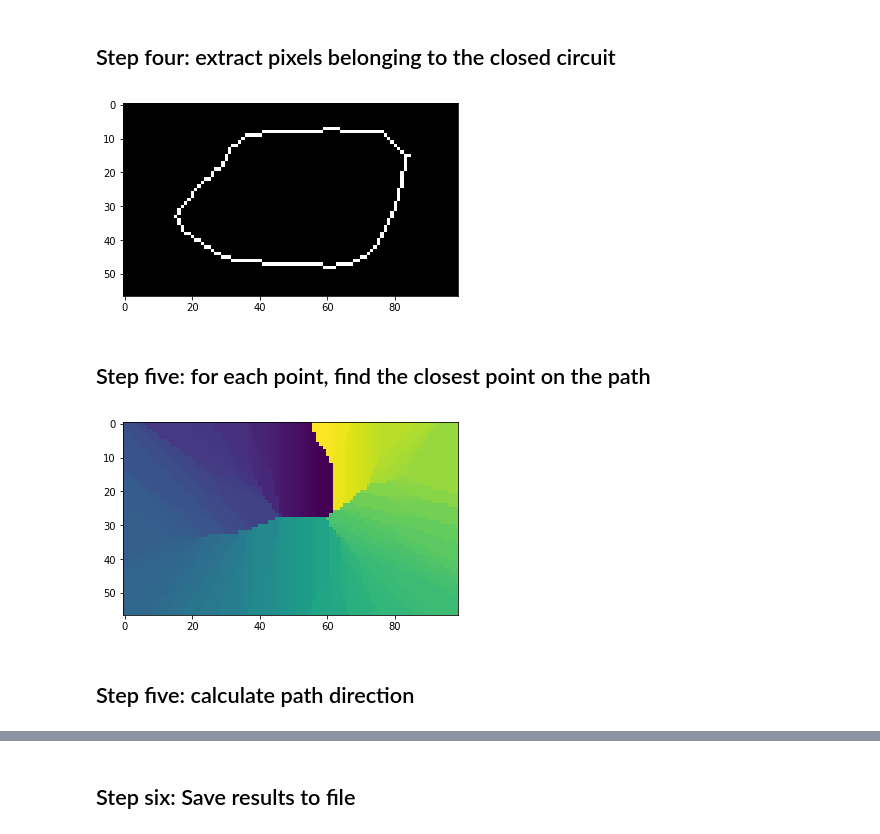
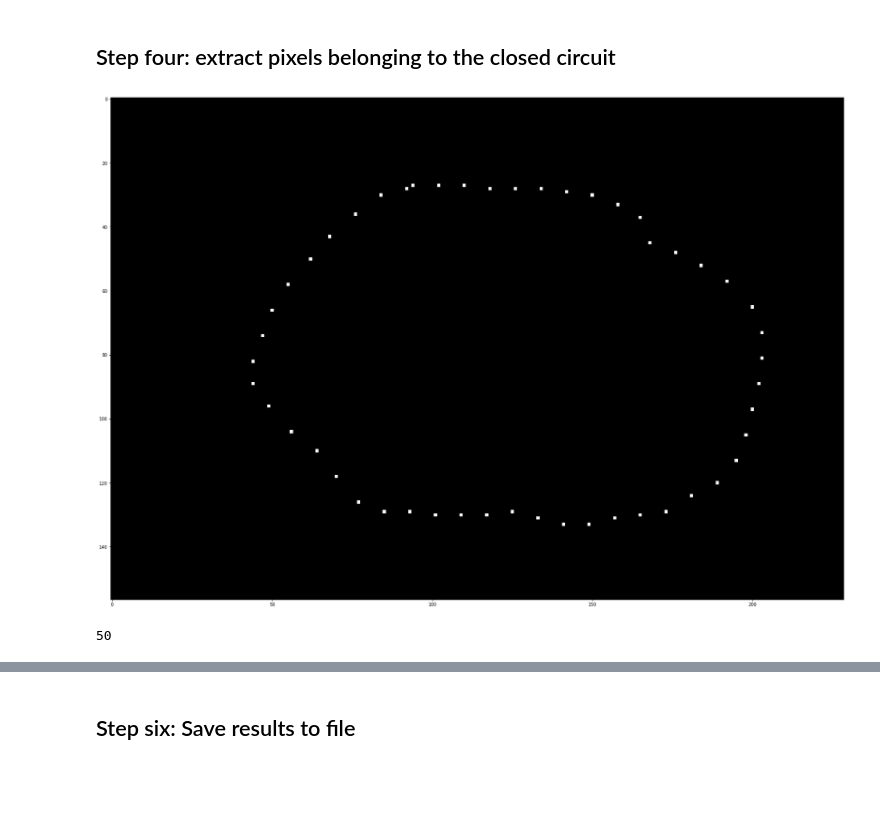
Before and after one commit to KNR-Selfie/selfie_f1tenth, a Jupyter notebook: selfie_map_processing/path_generation.ipynb, the cells around one changed output, grey strips where cells are left out. Drawn from its saved outputs; the diff is of its cells as text; code cells hidden in the pictures; blank space fills up the shorter version.

Commit message:
Add script for generating paths in new format

```diff
--- a/selfie_map_processing/path_generation.ipynb
+++ b/selfie_map_processing/path_generation.ipynb
@@ -9,7 +9,7 @@ import os
 
 MAPS_DIR = 'maps'
 
-map_name = 'mieszkanie_d03'
+map_name = 'asdf'
 with open(os.path.join(MAPS_DIR, map_name+'.yaml'), 'r') as f:
     map_meta = load(f)
 
@@ -50,0 +51,12 @@ plt.show()
+# %%
+from skimage.morphology import binary_dilation
+
+occupied_trim = occupied[ystart:ystop, xstart:xstop]
+
+for x in range(5):
+    occupied_trim = binary_dilation(occupied_trim)
+
+free_trim = free_trim & (~occupied_trim)
+
+plt.imshow(occupied_trim, cmap='gray')
+plt.show()
@@ -63,6 +81,8 @@ plt.show()
 ## Step four: extract pixels belonging to the closed circuit
 # %%
 from itertools import permutations
+import sys
+sys.setrecursionlimit(999999999)
 
 OFFSETS = [-1, 0, 1]
 NEIGHBORHOOD = [(dy, dx) for dx in OFFSETS for dy in OFFSETS]
@@ -84,50 +104,36 @@ def dfs(point, target, available, path, remaining_steps=15):
     remaining_steps = max(0, remaining_steps-1)
 
     available[y, x] = False
     path.append(point)
 
     for dx, dy in NEIGHBORHOOD:
         child_x = x + dx
         child_y = y + dy
 
         if dfs((child_x, child_y), target, available, path, remaining_steps):
             return True
 
     path.pop()
     return False
 
 starting_points = np.transpose(np.nonzero(available))
 for starting_point in starting_points:
     path = []
 
     if dfs(starting_point[::-1], starting_point[::-1], available, path):
         break
 
-# TODO Ugly one-time workaround
-path = path[::-1]
+path = path[::-8]
 
 path_img = np.zeros_like(skeleton)
 for point in path:
     path_img[point[1], point[0]] = 1
 
+plt.figure(figsize=(30, 30))
 plt.imshow(path_img, cmap='gray')
 plt.show()
+
+print(len(path))
 # %% [output]
-[figure, old version]
+[figure, new version]
+50
-# %% [markdown]
-## Step five: for each point, find the closest point on the path
-# %%
-def get_closest_index(y, x):
-    point = (x, y)
-
-    return np.argmin(np.sum(np.square(np.array(point) - path), 1))
-
-get_closest_indices = np.vectorize(get_closest_index)
-closests_img = np.fromfunction(get_closest_indices, skeleton.shape)
-
-plt.imshow(closests_img)
-plt.show()
-# %% [output]
-[figure, removed]
-# %% [markdown]
-## Step five: calculate path direction
```
Also changed, not shown: parts of 10 cells of this notebook.
